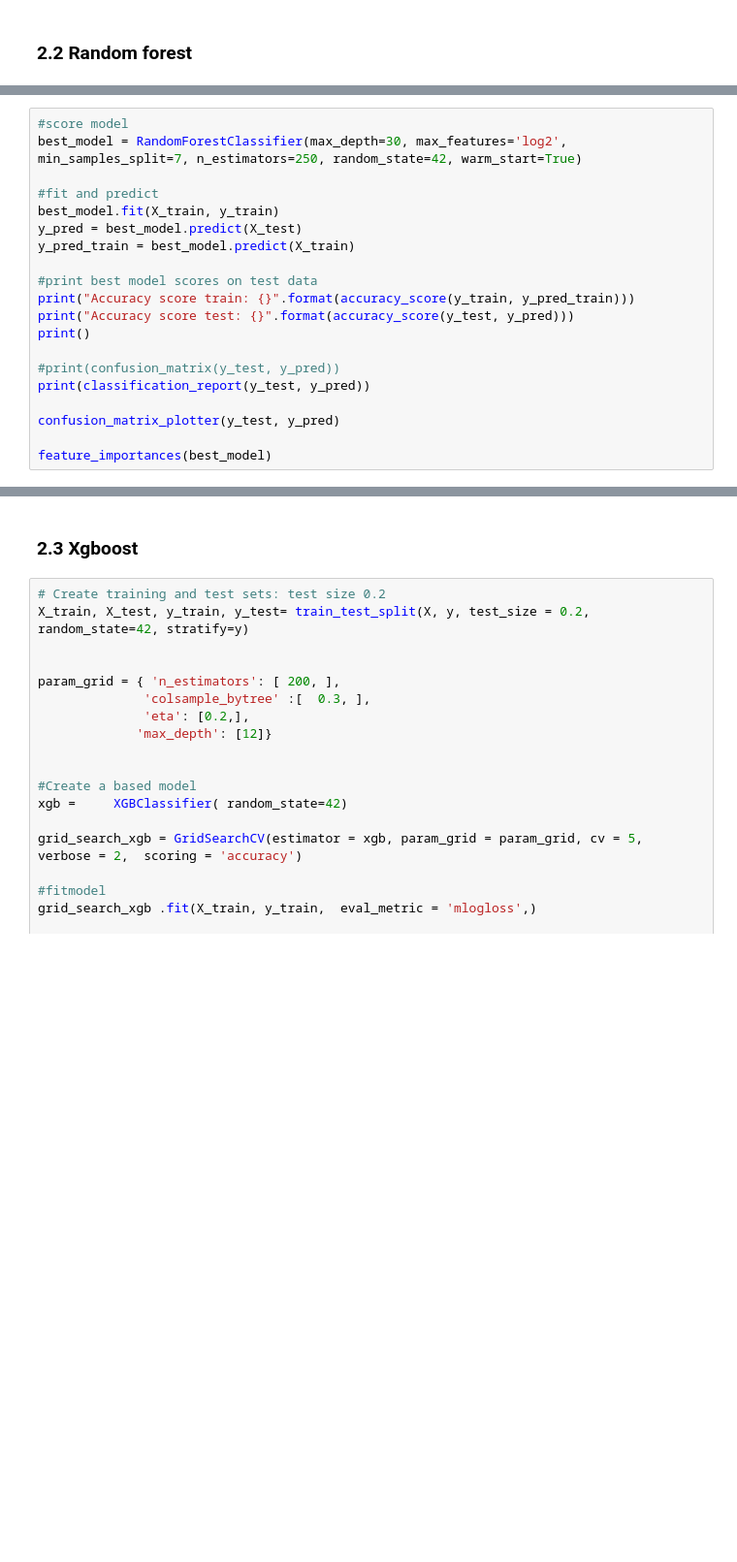
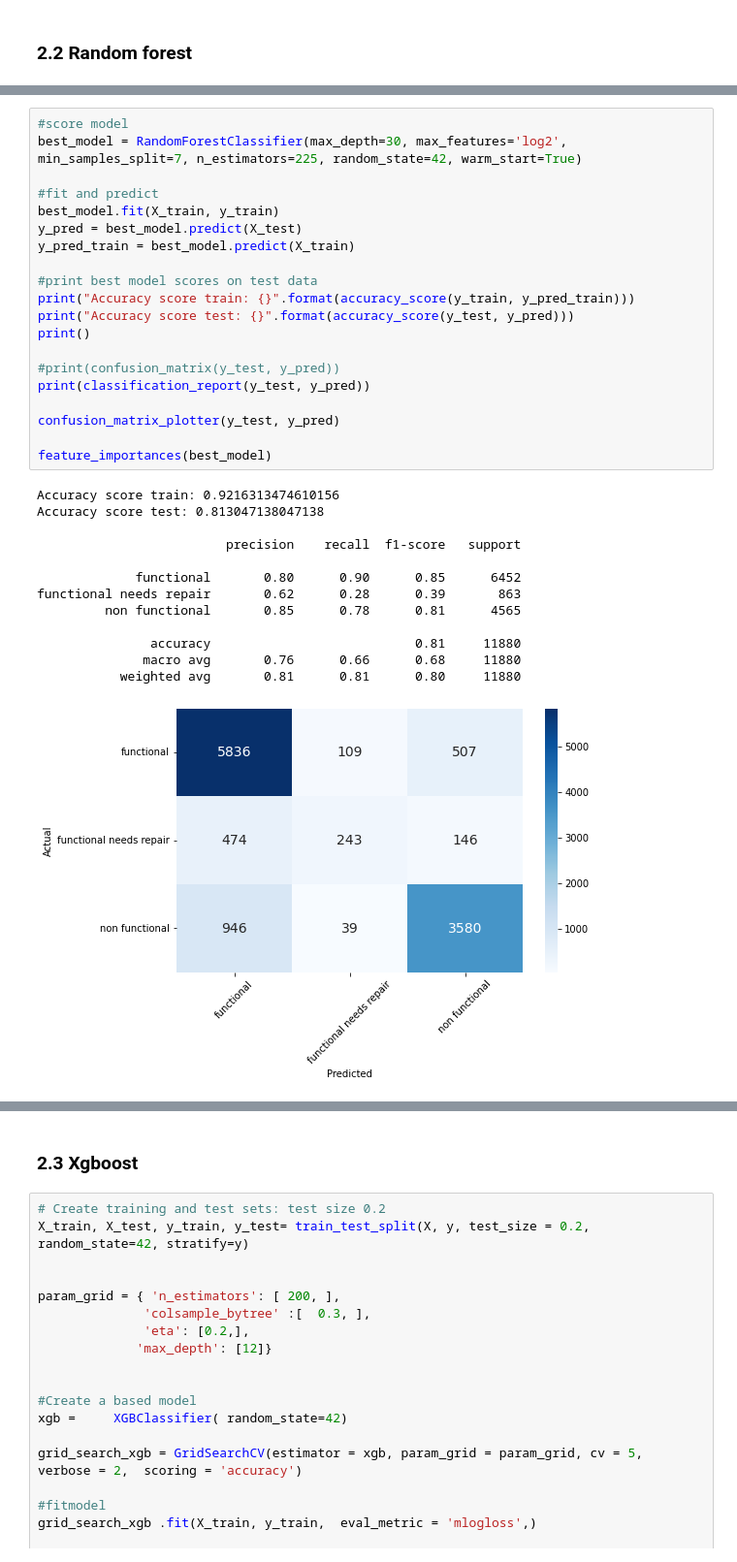
Before and after one commit to BrendaLoznik/waterpumps, a Jupyter notebook: waterpumps_modelling.ipynb, the cells around one changed output, grey strips where cells are left out. Shown at 97% size. Saved outputs shown, nothing was run; the diff lists cells and outputs as text; blank space fills up the shorter version.

```diff
--- a/waterpumps_modelling.ipynb
+++ b/waterpumps_modelling.ipynb
@@ -193,21 +194,35 @@ print('Parameters:', grid_search_rf .best_params_)
 print('Best Model:', grid_search_rf .best_estimator_)
 # %%
 #score model
-best_model = RandomForestClassifier(max_depth=30, max_features='log2', min_samples_split=7, n_estimators=250, random_state=42, warm_start=True)
+best_model = RandomForestClassifier(max_depth=30, max_features='log2', min_samples_split=7, n_estimators=225, random_state=42, warm_start=True)
 
 #fit and predict
 best_model.fit(X_train, y_train)
 y_pred = best_model.predict(X_test)
 y_pred_train = best_model.predict(X_train)
 
 #print best model scores on test data
 print("Accuracy score train: {}".format(accuracy_score(y_train, y_pred_train)))
 print("Accuracy score test: {}".format(accuracy_score(y_test, y_pred)))
 print()
 
 #print(confusion_matrix(y_test, y_pred))
 print(classification_report(y_test, y_pred))
 
 confusion_matrix_plotter(y_test, y_pred)
 
 feature_importances(best_model)
+# %% [output]
+Accuracy score train: 0.9216313474610156
+Accuracy score test: 0.813047138047138
+
+                         precision    recall  f1-score   support
+
+             functional       0.80      0.90      0.85      6452
+functional needs repair       0.62      0.28      0.39       863
+         non functional       0.85      0.78      0.81      4565
+
+               accuracy                           0.81     11880
+              macro avg       0.76      0.66      0.68     11880
+           weighted avg       0.81      0.81      0.80     11880
+[figure, added]
```
Also changed, not shown: parts of 24 cells of this notebook.
